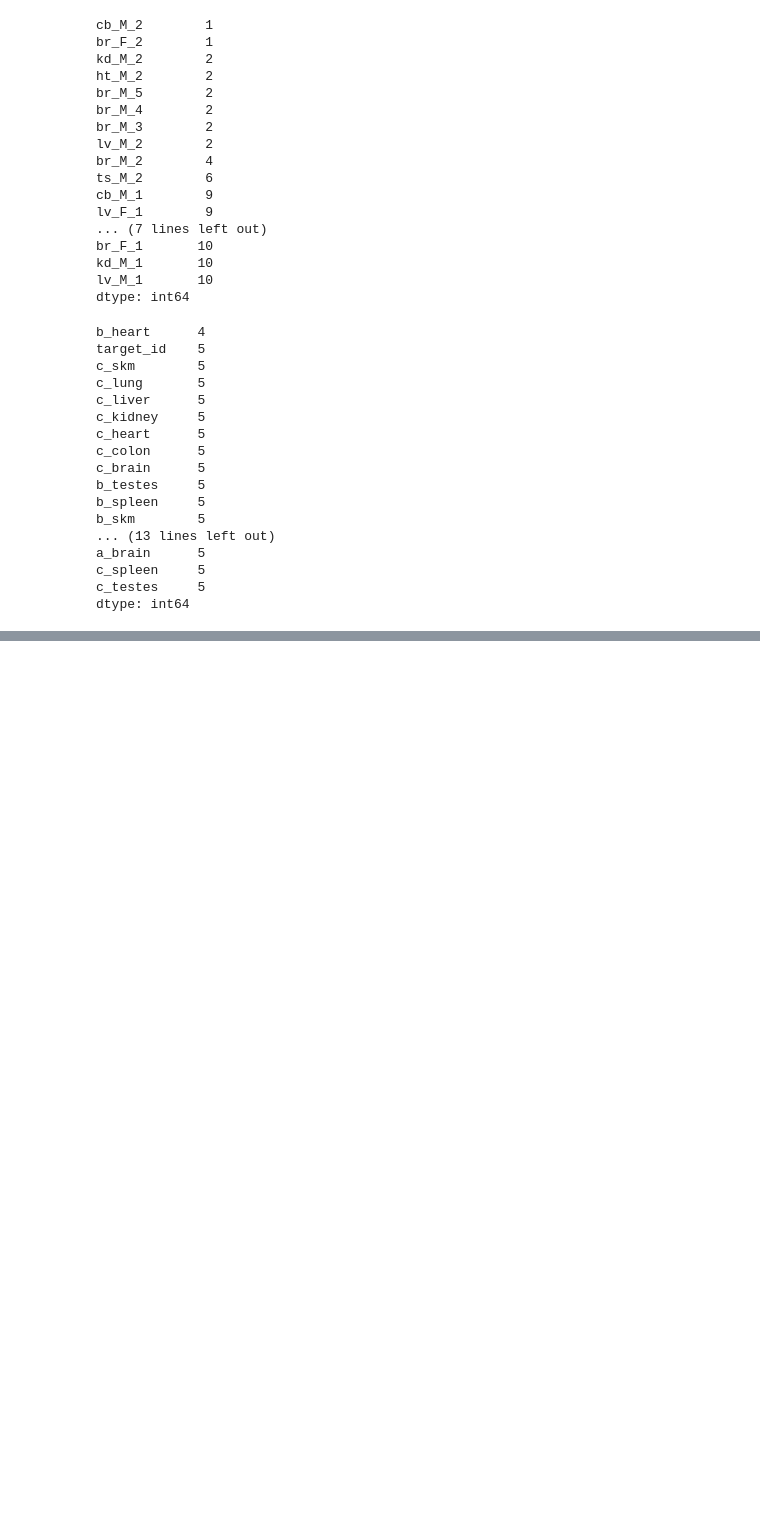
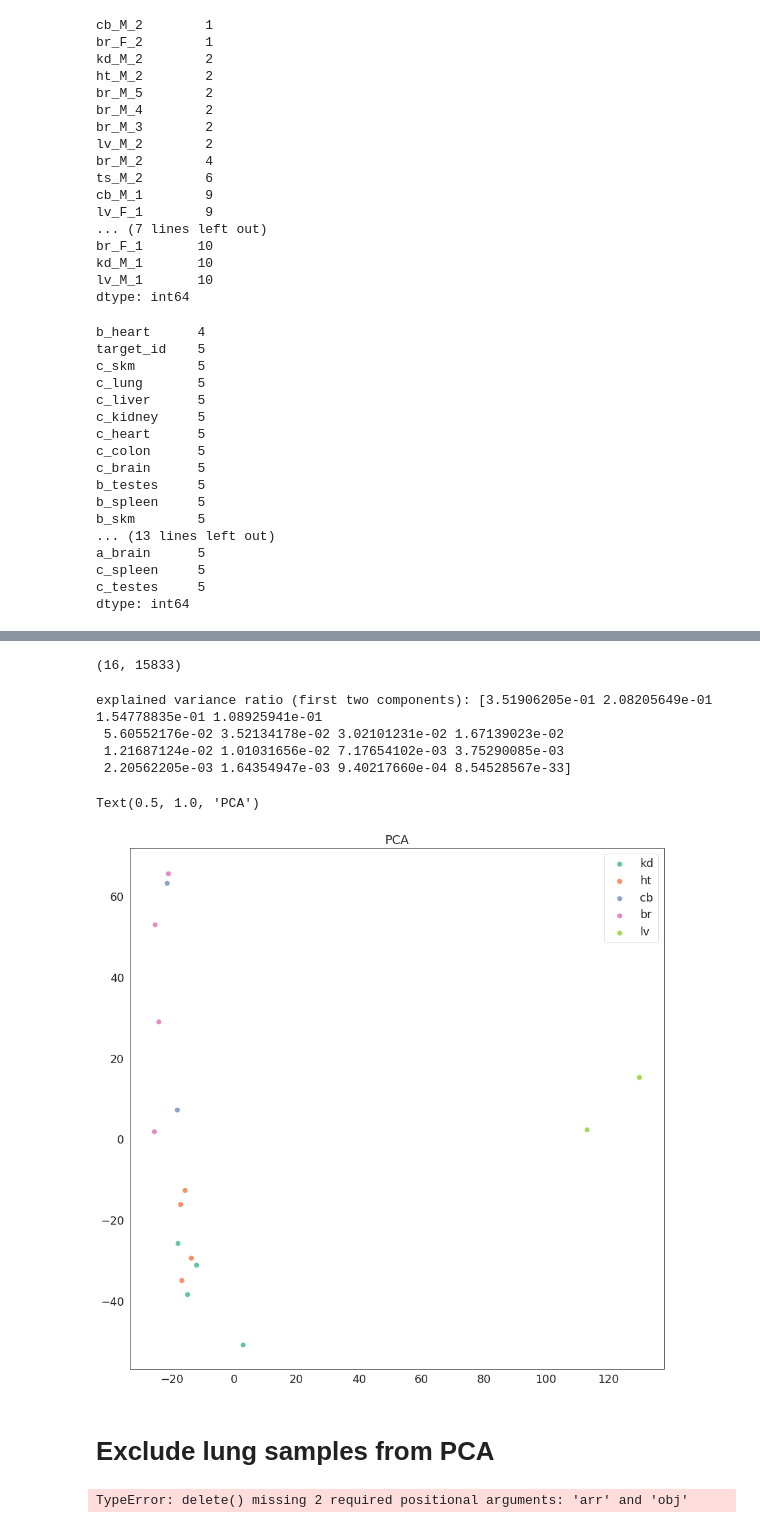
Before and after one commit to saketkc/EE-546-project, a Jupyter notebook: notebooks/17.Cross-species-common-columns.ipynb, the cells around one changed output, grey strips where cells are left out. Drawn from its saved outputs; the diff is of its cells as text; code cells hidden in the pictures; blank space fills up the shorter version.

```diff
--- a/notebooks/17.Cross-species-common-columns.ipynb
+++ b/notebooks/17.Cross-species-common-columns.ipynb
@@ -65,0 +149,5 @@ dtype: int64
+# %%
+human_tpm_T = human_tpm_reduced.T
+human_tpm_T.columns = mouse_tpm_reduced.T.columns.tolist()
+# %%
+human_mouse_tpm_concat = pd.concat([mouse_tpm_reduced.T, human_tpm_T], ignore_index=False)
@@ -65,0 +175,3 @@ dtype: int64
+# %%
+human_mouse_tpm_concat_clean = human_mouse_tpm_concat.dropna()
+human_mouse_tpm_concat_clean
@@ -65,0 +237,4 @@ dtype: int64
+# %%
+# Standardize data, else the scaled appear very bloated
+human_mouse_tpm_concat_clean_centered = human_mouse_tpm_concat_clean.sub(human_mouse_tpm_concat_clean.mean(axis=1), axis=0)
+human_mouse_tpm_concat_clean_centered = human_mouse_tpm_concat_clean_centered.div(human_mouse_tpm_concat_clean_centered.std(axis=1), axis=0)
@@ -65,0 +261,63 @@ dtype: int64
+# %%
+human_mouse_tpm_concat_clean_centered.shape
+# %% [output]
+(16, 15833)
+# %%
+
+X = human_mouse_tpm_concat_clean_centered.values
+y = human_mouse_tpm_concat_clean_centered.index
+target_names = human_mouse_tpm_concat_clean_centered.index
+pca = PCA(n_components=16)
+
+X_r = pca.fit(X).transform(X)
+
+# Percentage of variance explained for each components
+print('explained variance ratio (first two components): %s'
+      % str(pca.explained_variance_ratio_))
+
+fig, ax = plt.subplots(figsize=(15, 15))
+colors = sns.color_palette('Paired')
+lw = 2
+
+#for color, i, target_name in zip(colors, [0, 1, 2], target_names):
+#ax.scatter(X_r[y == i, 0], X_r[y == i, 1], color=color, alpha=.8, lw=lw,
+#            label=target_name)
+colors = {}
+indexes = defaultdict(list)
+all_species = {}
+row_colors = []
+for index, target_name in enumerate(target_names):
+    species, tissue = target_name.split('_')[:2]
+    #if tissue == 'br':
+    #    continue
+    #if tissue == 'lv':
+    #    continue
+    if tissue not in colors.keys():
+        colors[tissue] = sns.color_palette('Set2')[len(colors)]
+    row_colors.append(colors[tissue])
+    indexes[tissue].append(index)
+    all_species[index] = species
+
+for tissue, values in indexes.items():
+    #for index in
+    #sepcies =  all_species[]
+    #if species == 'hsapiens':
+    ax.scatter(X_r[values,0], X_r[values, 1], color=colors[tissue], marker='o', label=tissue, lw=3)
+    #else:
+    #    ax.scatter(X_r[values,0], X_r[values, 1], color=colors[tissue], marker='x', label=tissue, lw=3)
+ax.legend(loc='best', shadow=False, scatterpoints=1)
+ax.set_title('PCA')
+# %% [output]
+explained variance ratio (first two components): [3.51906205e-01 2.08205649e-01 1.54778835e-01 1.08925941e-01
+ 5.60552176e-02 3.52134178e-02 3.02101231e-02 1.67139023e-02
+ 1.21687124e-02 1.01031656e-02 7.17654102e-03 3.75290085e-03
+ 2.20562205e-03 1.64354947e-03 9.40217660e-04 8.54528567e-33]
+Text(0.5, 1.0, 'PCA')
+[figure, added]
+# %% [markdown]
+# Exclude lung samples from PCA
+# %%
+X_remove_lv = np.delete(X, indexes['lv'], axis=0)
+y_remove_lv = np.delete()
+# %% [output]
+TypeError: delete() missing 2 required positional arguments: 'arr' and 'obj'
```
Also changed, not shown: parts of 37 cells of this notebook, 3 other files.
